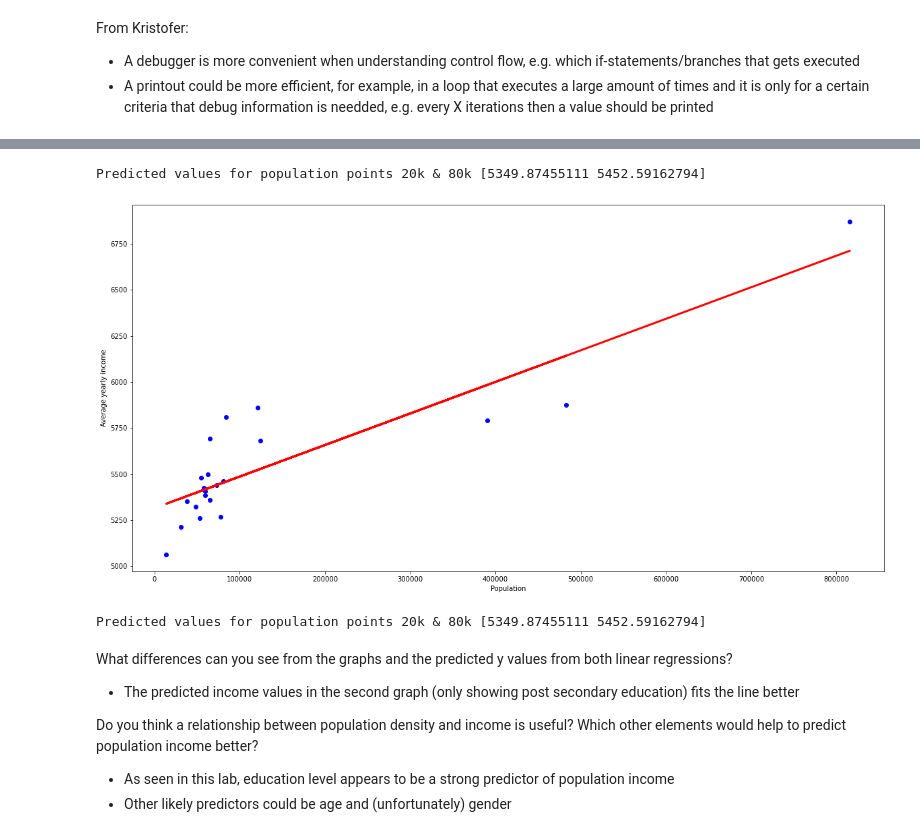
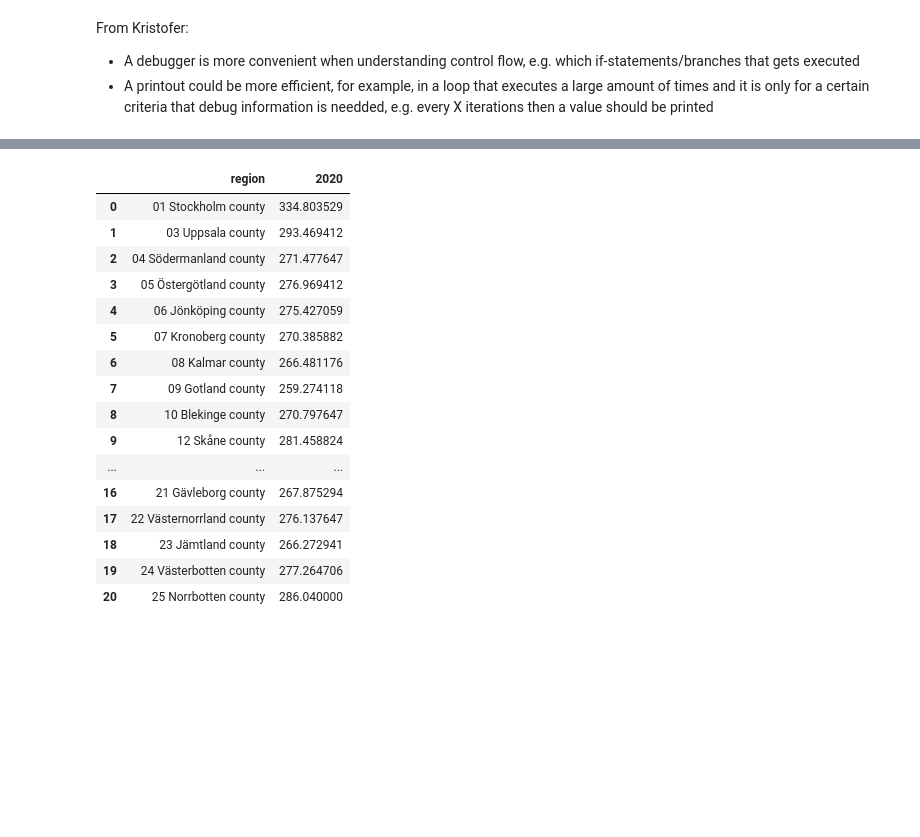
Before and after one commit to viktorparipas92/D0036E-labgroup-14, a Jupyter notebook: lab2_KÅ/lab2.ipynb, the cells around one changed output, grey strips where cells are left out. Saved outputs shown, nothing was run; the diff lists cells and outputs as text; code cells hidden in the pictures; blank space fills up the shorter version.

```diff
--- a/lab2_KÅ/lab2.ipynb
+++ b/lab2_KÅ/lab2.ipynb
@@ -269,43 +225,26 @@ plt.show()
-# %%
-print("Predicted values for population points 20k & 80k", regr.predict(np.array([20000,80000]).reshape(-1,1)))
-# %% [output]
-Predicted values for population points 20k & 80k [5349.87455111 5452.59162794]
-# %%
-#
-#  Do linear regression for post secondary education of 2020 population vs income
-#
-df_merged_post_secondary = df_merged[df_merged["level of education"] == "post secondary education"]
-# Get all X / Y values
-train_x = df_merged_post_secondary[f"2020_pop"].values.reshape(-1, 1)
-train_y = df_merged_post_secondary[f"2020_inc"].values
-
-regr = linear_model.LinearRegression()
-
-regr.fit(train_x, train_y)
-
-# Make predictions using the testing set
-pred_y = regr.predict(train_x)
-
-# And plot the data + regression line
-plt.figure(figsize=(20,10))
-
-plt.scatter(train_x, train_y, color="blue")
-plt.plot(train_x, pred_y, color="red", linewidth=3)
-
-plt.xlabel("Population")
-plt.ylabel("Average yearly income")
-
-plt.show()
-# %% [output]
-[figure, removed]
-# %%
-print("Predicted values for population points 20k & 80k", regr.predict(np.array([20000,80000]).reshape(-1,1)))
-# %% [output]
-Predicted values for population points 20k & 80k [5349.87455111 5452.59162794]
-# %% [markdown]
-What differences can you see from the graphs and the predicted y values from both linear regressions?
-- The predicted income values in the second graph (only showing post secondary education) fits the line better
-
-Do you think a relationship between population density and income is useful? Which other elements would help to predict population income better?
-- As seen in this lab, education level appears to be a strong predictor of population income
-- Other likely predictors could be age and (unfortunately) gender
+# %%
+# Get mean income for each region
+df_mean_income_by_region = groupby_aggregate(groupby(df_income, "region"),
+                                     cols = ["2020"],
+                                     fn_aggregate = cf.my_mean,
+                                     group_column_name = "region")
+
+df_mean_income_by_region
+# %% [output]
+|  | region | 2020 |
+| 0 | 01 Stockholm county | 334.803529 |
+| 1 | 03 Uppsala county | 293.469412 |
+| 2 | 04 Södermanland county | 271.477647 |
+| 3 | 05 Östergötland county | 276.969412 |
+| 4 | 06 Jönköping county | 275.427059 |
+| 5 | 07 Kronoberg county | 270.385882 |
+| 6 | 08 Kalmar county | 266.481176 |
+| 7 | 09 Gotland county | 259.274118 |
+| 8 | 10 Blekinge county | 270.797647 |
+| 9 | 12 Skåne county | 281.458824 |
+| ... | ... | ... |
+| 16 | 21 Gävleborg county | 267.875294 |
+| 17 | 22 Västernorrland county | 276.137647 |
+| 18 | 23 Jämtland county | 266.272941 |
+| 19 | 24 Västerbotten county | 277.264706 |
+| 20 | 25 Norrbotten county | 286.040000 |
```
Also changed, not shown: parts of 22 cells of this notebook, 4 other files.
